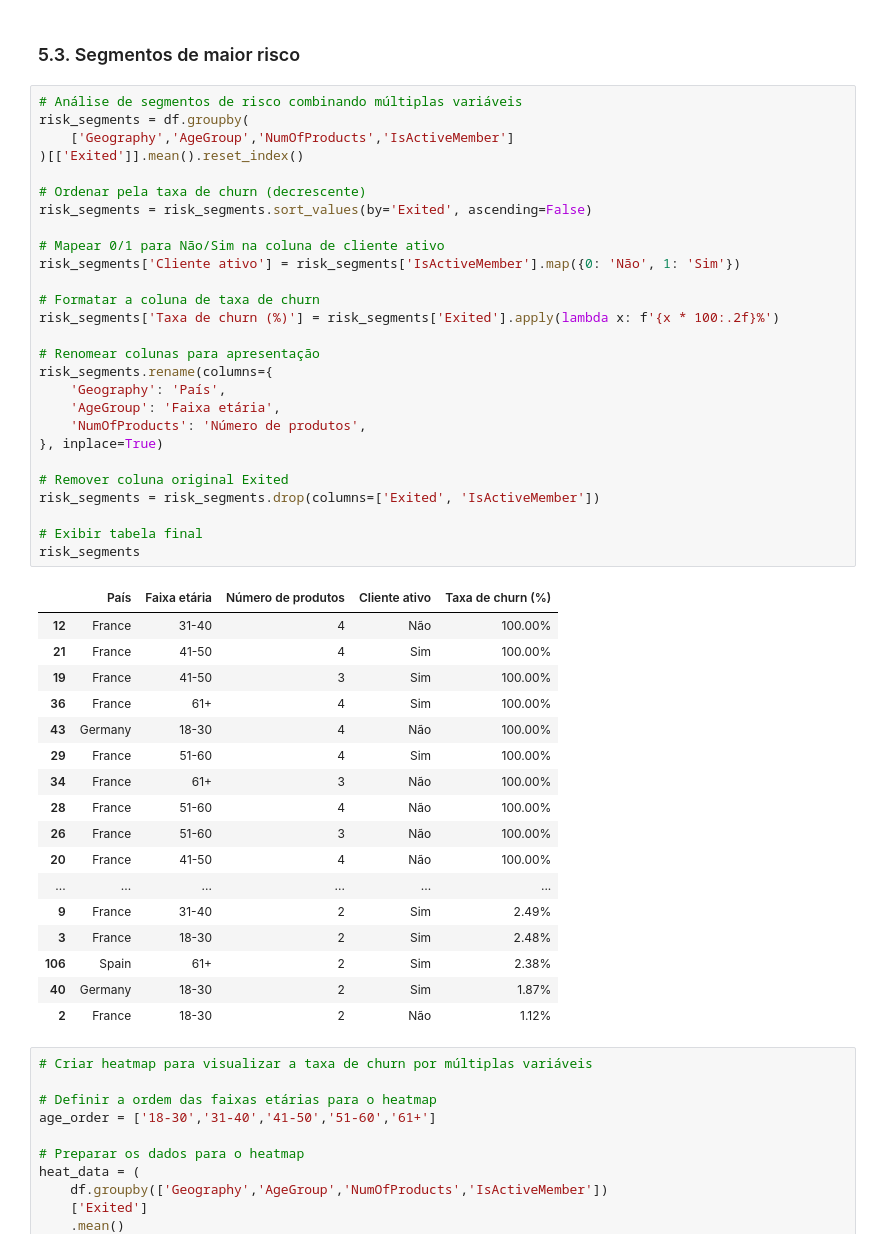
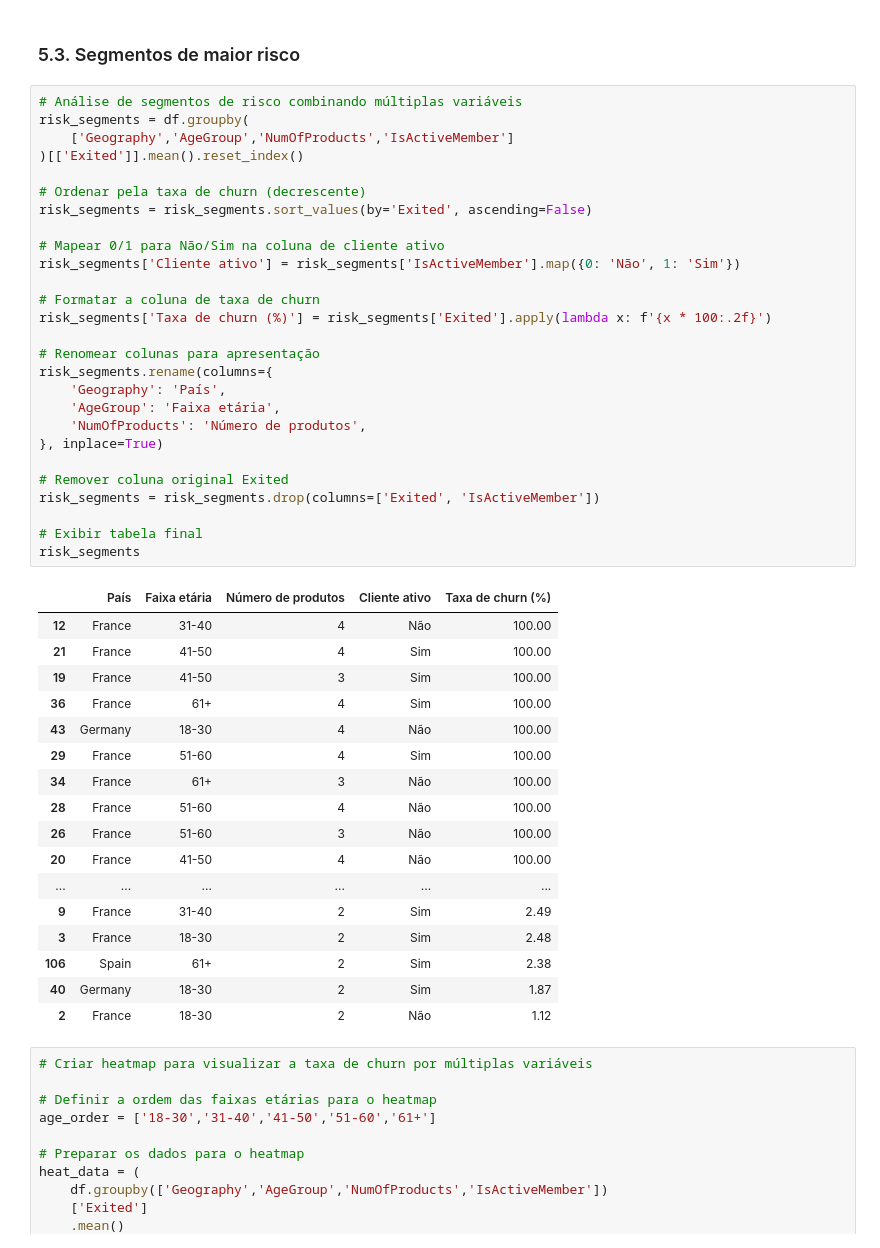
Before and after one commit to emso-exe/Churn_clientes_de_banco, a Jupyter notebook: notebooks/001_analise_exploratoria.ipynb, the cells around one changed output. Drawn from its saved outputs; the diff is of its cells as text.

```diff
--- a/notebooks/001_analise_exploratoria.ipynb
+++ b/notebooks/001_analise_exploratoria.ipynb
@@ -1762,48 +1766,48 @@ plt.show()
 # %%
 # Análise de segmentos de risco combinando múltiplas variáveis
 risk_segments = df.groupby(
     ['Geography','AgeGroup','NumOfProducts','IsActiveMember']
 )[['Exited']].mean().reset_index()
 
 # Ordenar pela taxa de churn (decrescente)
 risk_segments = risk_segments.sort_values(by='Exited', ascending=False)
 
 # Mapear 0/1 para Não/Sim na coluna de cliente ativo
 risk_segments['Cliente ativo'] = risk_segments['IsActiveMember'].map({0: 'Não', 1: 'Sim'})
 
 # Formatar a coluna de taxa de churn
-risk_segments['Taxa de churn (%)'] = risk_segments['Exited'].apply(lambda x: f'{x * 100:.2f}%')
+risk_segments['Taxa de churn (%)'] = risk_segments['Exited'].apply(lambda x: f'{x * 100:.2f}')
 
 # Renomear colunas para apresentação
 risk_segments.rename(columns={
     'Geography': 'País',
     'AgeGroup': 'Faixa etária',
     'NumOfProducts': 'Número de produtos',
 }, inplace=True)
 
 # Remover coluna original Exited
 risk_segments = risk_segments.drop(columns=['Exited', 'IsActiveMember'])
 
 # Exibir tabela final
 risk_segments
 # %% [output]
 |  | País | Faixa etária | Número de produtos | Cliente ativo | Taxa de churn (%) |
-| 12 | France | 31-40 | 4 | Não | 100.00% |
-| 21 | France | 41-50 | 4 | Sim | 100.00% |
-| 19 | France | 41-50 | 3 | Sim | 100.00% |
-| 36 | France | 61+ | 4 | Sim | 100.00% |
-| 43 | Germany | 18-30 | 4 | Não | 100.00% |
-| 29 | France | 51-60 | 4 | Sim | 100.00% |
-| 34 | France | 61+ | 3 | Não | 100.00% |
-| 28 | France | 51-60 | 4 | Não | 100.00% |
-| 26 | France | 51-60 | 3 | Não | 100.00% |
-| 20 | France | 41-50 | 4 | Não | 100.00% |
+| 12 | France | 31-40 | 4 | Não | 100.00 |
+| 21 | France | 41-50 | 4 | Sim | 100.00 |
+| 19 | France | 41-50 | 3 | Sim | 100.00 |
+| 36 | France | 61+ | 4 | Sim | 100.00 |
+| 43 | Germany | 18-30 | 4 | Não | 100.00 |
+| 29 | France | 51-60 | 4 | Sim | 100.00 |
+| 34 | France | 61+ | 3 | Não | 100.00 |
+| 28 | France | 51-60 | 4 | Não | 100.00 |
+| 26 | France | 51-60 | 3 | Não | 100.00 |
+| 20 | France | 41-50 | 4 | Não | 100.00 |
 | ... | ... | ... | ... | ... | ... |
-| 9 | France | 31-40 | 2 | Sim | 2.49% |
-| 3 | France | 18-30 | 2 | Sim | 2.48% |
-| 106 | Spain | 61+ | 2 | Sim | 2.38% |
-| 40 | Germany | 18-30 | 2 | Sim | 1.87% |
-| 2 | France | 18-30 | 2 | Não | 1.12% |
+| 9 | France | 31-40 | 2 | Sim | 2.49 |
+| 3 | France | 18-30 | 2 | Sim | 2.48 |
+| 106 | Spain | 61+ | 2 | Sim | 2.38 |
+| 40 | Germany | 18-30 | 2 | Sim | 1.87 |
+| 2 | France | 18-30 | 2 | Não | 1.12 |
 # %%
 # Criar heatmap para visualizar a taxa de churn por múltiplas variáveis
 
```
Also changed, not shown: parts of 13 cells of this notebook.
